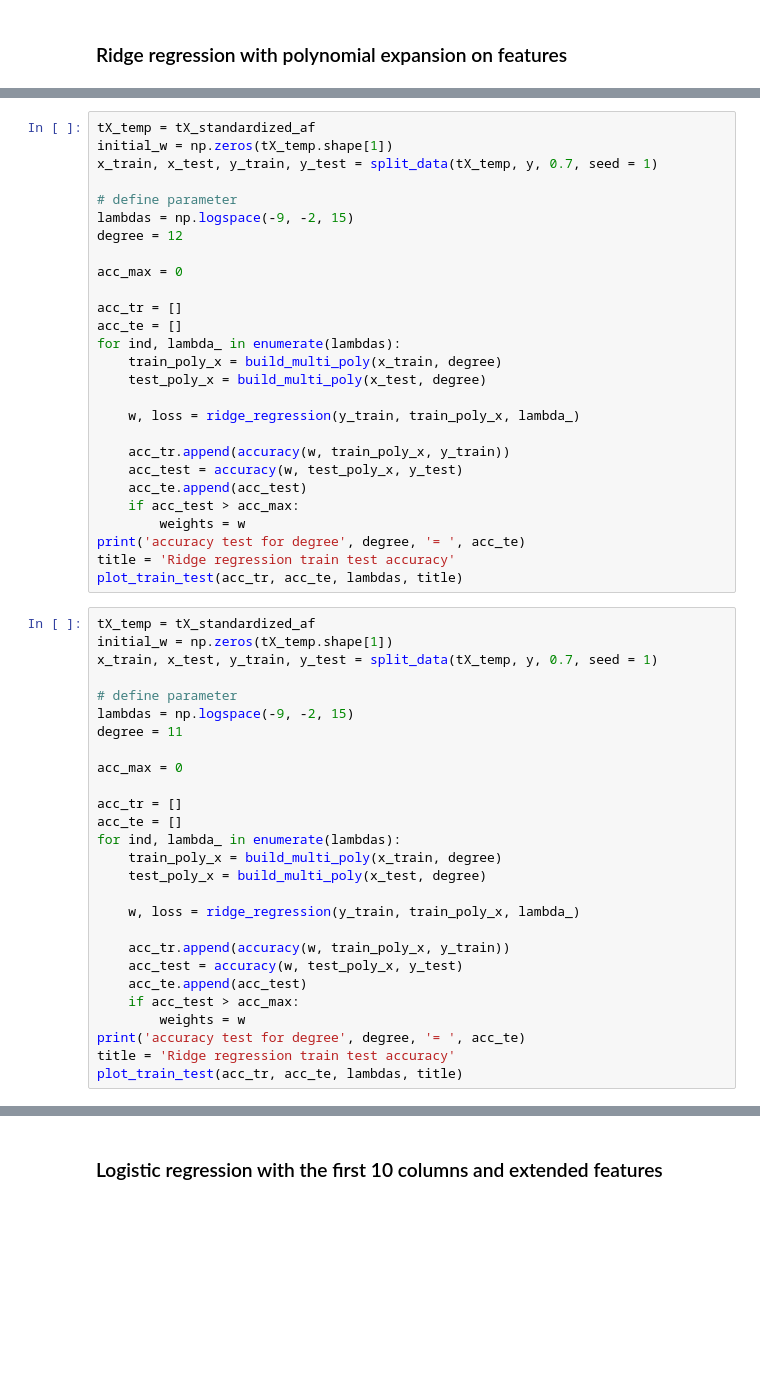
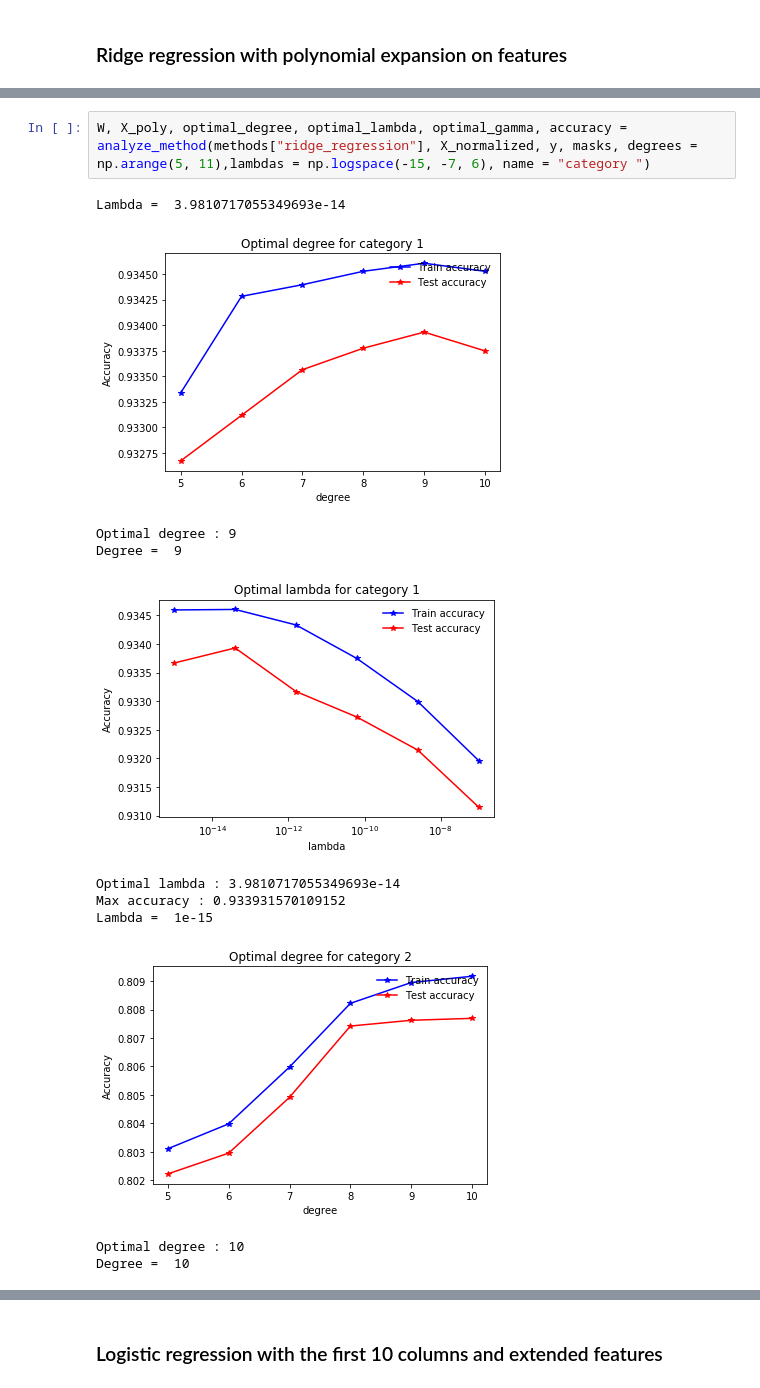
Before and after one commit to jlabhard/ML_course, a Jupyter notebook: projects/project1/scripts/project1.ipynb, the cells around one changed output, grey strips where cells are left out. Drawn from its saved outputs; the diff is of its cells as text; blank space fills up the shorter version.

```diff
--- a/projects/project1/scripts/project1.ipynb
+++ b/projects/project1/scripts/project1.ipynb
@@ -555,54 +379,14 @@ for ind_degree, degree in enumerate(degrees):
-# %%
-tX_temp = tX_standardized_af
-initial_w = np.zeros(tX_temp.shape[1])
-x_train, x_test, y_train, y_test = split_data(tX_temp, y, 0.7, seed = 1)
-
-# define parameter
-lambdas = np.logspace(-9, -2, 15)
-degree = 12
-
-acc_max = 0
-
-acc_tr = []
-acc_te = []
-for ind, lambda_ in enumerate(lambdas):
-    train_poly_x = build_multi_poly(x_train, degree)
-    test_poly_x = build_multi_poly(x_test, degree)
-
-    w, loss = ridge_regression(y_train, train_poly_x, lambda_)
-
-    acc_tr.append(accuracy(w, train_poly_x, y_train))
-    acc_test = accuracy(w, test_poly_x, y_test)
-    acc_te.append(acc_test)
-    if acc_test > acc_max:
-        weights = w
-print('accuracy test for degree', degree, '= ', acc_te)
-title = 'Ridge regression train test accuracy'
-plot_train_test(acc_tr, acc_te, lambdas, title)
-# %%
-tX_temp = tX_standardized_af
-initial_w = np.zeros(tX_temp.shape[1])
-x_train, x_test, y_train, y_test = split_data(tX_temp, y, 0.7, seed = 1)
-
-# define parameter
-lambdas = np.logspace(-9, -2, 15)
-degree = 11
-
-acc_max = 0
-
-acc_tr = []
-acc_te = []
-for ind, lambda_ in enumerate(lambdas):
-    train_poly_x = build_multi_poly(x_train, degree)
-    test_poly_x = build_multi_poly(x_test, degree)
-
-    w, loss = ridge_regression(y_train, train_poly_x, lambda_)
-
-    acc_tr.append(accuracy(w, train_poly_x, y_train))
-    acc_test = accuracy(w, test_poly_x, y_test)
-    acc_te.append(acc_test)
-    if acc_test > acc_max:
-        weights = w
-print('accuracy test for degree', degree, '= ', acc_te)
-title = 'Ridge regression train test accuracy'
-plot_train_test(acc_tr, acc_te, lambdas, title)
+# %%
+W, X_poly, optimal_degree, optimal_lambda, optimal_gamma, accuracy = analyze_method(methods["ridge_regression"], X_normalized, y, masks, degrees = np.arange(5, 11),lambdas = np.logspace(-15, -7, 6), name = "category ")
+# %% [output]
+Lambda =  3.9810717055349693e-14
+[figure, added]
+Optimal degree : 9
+Degree =  9
+[figure, added]
+Optimal lambda : 3.9810717055349693e-14
+Max accuracy : 0.933931570109152
+Lambda =  1e-15
+[figure, added]
+Optimal degree : 10
+Degree =  10
```
Also changed, not shown: parts of 21 cells of this notebook.
